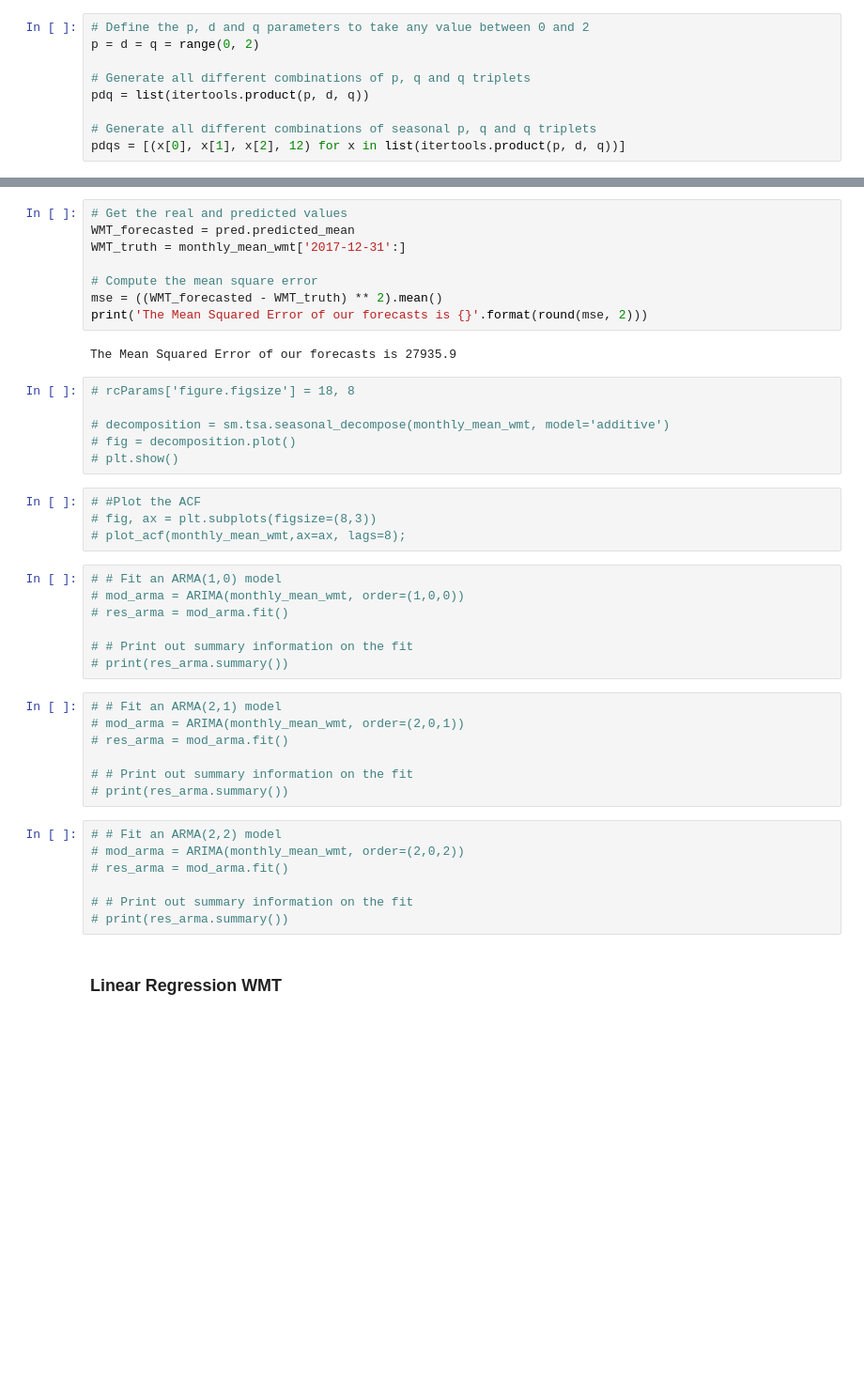
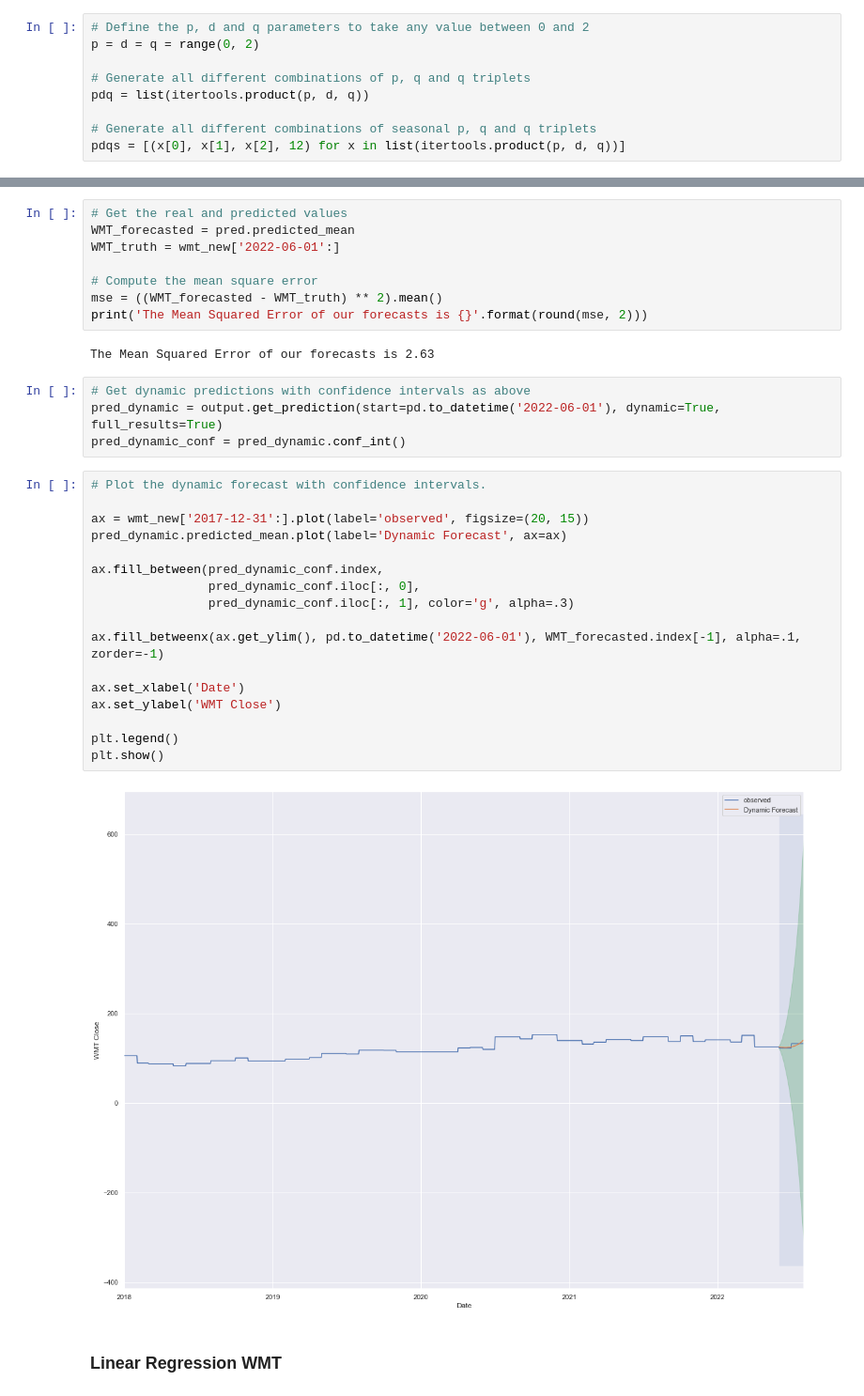
Before and after one commit to ashakeri92/Capstone, a Jupyter notebook: Analysis.ipynb, the cells around one changed output, grey strips where cells are left out. Shown at 94% size. Drawn from its saved outputs; the diff is of its cells as text; blank space fills up the shorter version.

```diff
--- a/Analysis.ipynb
+++ b/Analysis.ipynb
@@ -829,44 +866,36 @@ Freq: M, Name: predicted_mean, dtype: float64
 # %%
 # Get the real and predicted values
 WMT_forecasted = pred.predicted_mean
-WMT_truth = monthly_mean_wmt['2017-12-31':]
+WMT_truth = wmt_new['2022-06-01':]
 
 # Compute the mean square error
 mse = ((WMT_forecasted - WMT_truth) ** 2).mean()
 print('The Mean Squared Error of our forecasts is {}'.format(round(mse, 2)))
 # %% [output]
-The Mean Squared Error of our forecasts is 27935.9
+The Mean Squared Error of our forecasts is 2.63
-# %%
-# rcParams['figure.figsize'] = 18, 8
-
-# decomposition = sm.tsa.seasonal_decompose(monthly_mean_wmt, model='additive')
-# fig = decomposition.plot()
-# plt.show()
-# %%
-# #Plot the ACF
-# fig, ax = plt.subplots(figsize=(8,3))
-# plot_acf(monthly_mean_wmt,ax=ax, lags=8);
-# %%
-# # Fit an ARMA(1,0) model
-# mod_arma = ARIMA(monthly_mean_wmt, order=(1,0,0))
-# res_arma = mod_arma.fit()
-
-# # Print out summary information on the fit
-# print(res_arma.summary())
-# %%
-# # Fit an ARMA(2,1) model
-# mod_arma = ARIMA(monthly_mean_wmt, order=(2,0,1))
-# res_arma = mod_arma.fit()
-
-# # Print out summary information on the fit
-# print(res_arma.summary())
-# %%
-# # Fit an ARMA(2,2) model
-# mod_arma = ARIMA(monthly_mean_wmt, order=(2,0,2))
-# res_arma = mod_arma.fit()
-
-# # Print out summary information on the fit
-# print(res_arma.summary())
+# %%
+# Get dynamic predictions with confidence intervals as above
+pred_dynamic = output.get_prediction(start=pd.to_datetime('2022-06-01'), dynamic=True, full_results=True)
+pred_dynamic_conf = pred_dynamic.conf_int()
+# %%
+# Plot the dynamic forecast with confidence intervals.
+
+ax = wmt_new['2017-12-31':].plot(label='observed', figsize=(20, 15))
+pred_dynamic.predicted_mean.plot(label='Dynamic Forecast', ax=ax)
+
+ax.fill_between(pred_dynamic_conf.index,
+                pred_dynamic_conf.iloc[:, 0],
+                pred_dynamic_conf.iloc[:, 1], color='g', alpha=.3)
+
+ax.fill_betweenx(ax.get_ylim(), pd.to_datetime('2022-06-01'), WMT_forecasted.index[-1], alpha=.1, zorder=-1)
+
+ax.set_xlabel('Date')
+ax.set_ylabel('WMT Close')
+
+plt.legend()
+plt.show()
+# %% [output]
+[figure, added]
 # %% [markdown]
 ### Linear Regression WMT
 # %%
```
Also changed, not shown: parts of 50 cells of this notebook.
